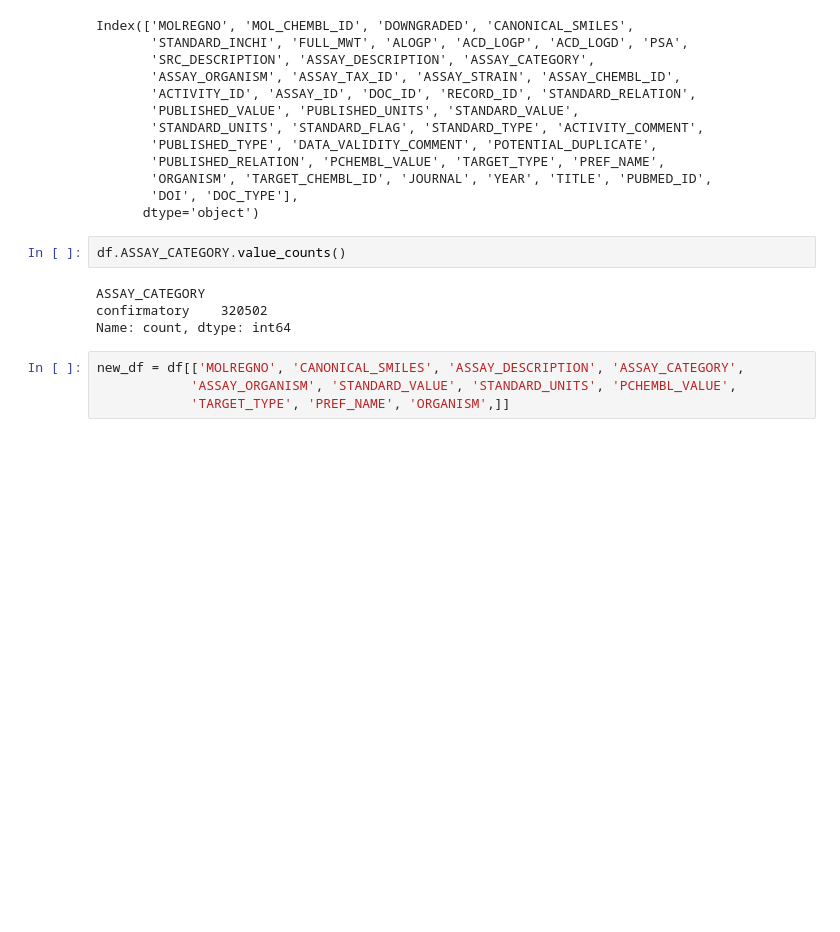
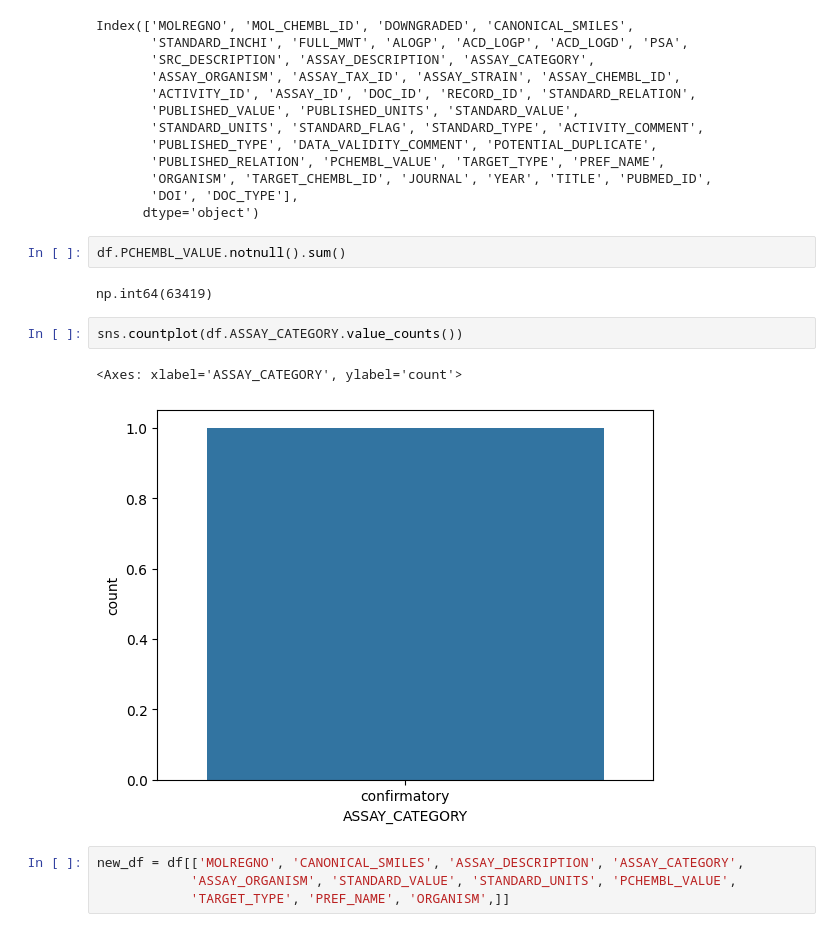
Before and after one commit to ajalamarvellous/de-novo-design-malaria, a Jupyter notebook: notebooks/process_data.ipynb, the cells around one changed output. Cells and saved outputs as stored; diff of their text form; blank space fills up the shorter version.

```diff
--- a/notebooks/process_data.ipynb
+++ b/notebooks/process_data.ipynb
@@ -59,12 +61,15 @@ Index(['MOLREGNO', 'MOL_CHEMBL_ID', 'DOWNGRADED', 'CANONICAL_SMILES',
        'ORGANISM', 'TARGET_CHEMBL_ID', 'JOURNAL', 'YEAR', 'TITLE', 'PUBMED_ID',
        'DOI', 'DOC_TYPE'],
       dtype='object')
+# %%
+df.PCHEMBL_VALUE.notnull().sum()
+# %% [output]
+np.int64(63419)
 # %%
-df.ASSAY_CATEGORY.value_counts()
+sns.countplot(df.ASSAY_CATEGORY.value_counts())
 # %% [output]
-ASSAY_CATEGORY
-confirmatory    320502
-Name: count, dtype: int64
+<Axes: xlabel='ASSAY_CATEGORY', ylabel='count'>
+[figure, added]
 # %%
 new_df = df[['MOLREGNO', 'CANONICAL_SMILES', 'ASSAY_DESCRIPTION', 'ASSAY_CATEGORY',
             'ASSAY_ORGANISM', 'STANDARD_VALUE', 'STANDARD_UNITS', 'PCHEMBL_VALUE',
```
Also changed, not shown: parts of 23 cells of this notebook.
